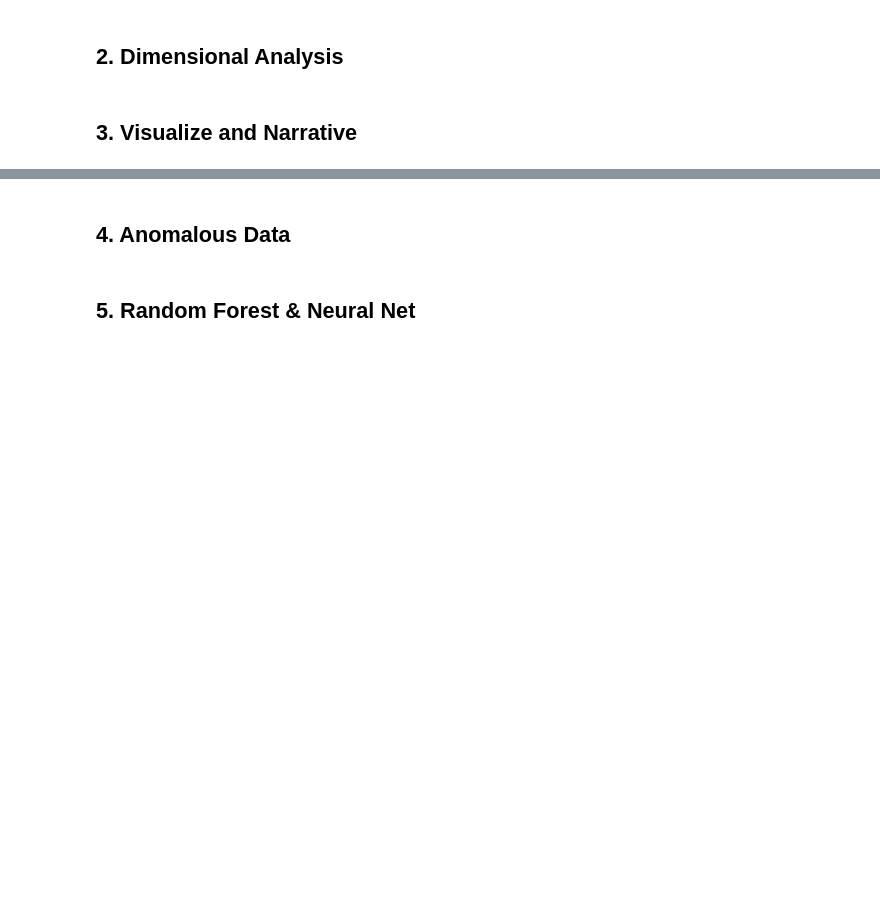
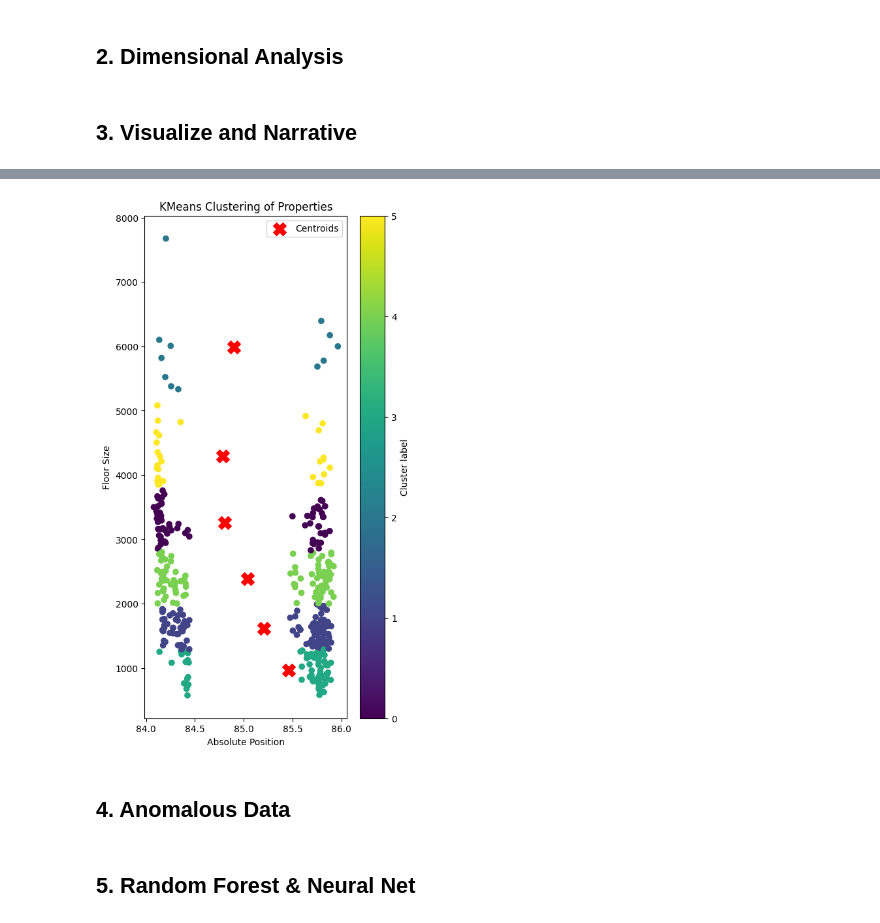
Before and after one commit to 44-566-Machine-Learning-S24/ml-s24-project-CamSund02, a Jupyter notebook: Project Pivot/Project Milestone 3.ipynb, the cells around one changed output, grey strips where cells are left out. Drawn from its saved outputs; the diff is of its cells as text; code cells hidden in the pictures; blank space fills up the shorter version.

```diff
--- a/Project Pivot/Project Milestone 3.ipynb
+++ b/Project Pivot/Project Milestone 3.ipynb
@@ -147,3 +225,58 @@ print("F1", f1_score(y_test, y_test_predict, average='weighted'))
+# %%
+import pandas as pd
+import matplotlib.pyplot as plt
+from sklearn.cluster import KMeans
+
+# Assuming you have a DataFrame `DF` with columns: 'longitude', 'latitude', 'floorSize', and 'price'
+# Calculate the AbsolutePosition column
+DF['AbsolutePosition'] = (DF['longitude'] + 180) + (DF['latitude'] + 90) / 360
+
+# Create a new DataFrame with the desired columns
+df = pd.DataFrame({
+    'absolute': DF['AbsolutePosition'],
+    'floorSize': DF['floorSize'],
+    'price': DF['price']
+})
+
+# Extract the features (X) from the DataFrame
+X = df[['absolute', 'floorSize']]
+
+# Common parameters for KMeans clustering
+common_params = {
+    'n_init': 'auto',  # Number of initializations for KMeans
+    'random_state': 10  # Seed for reproducibility
+}
+
+# Choose the number of clusters (e.g., 3) - Adjust based on your data and objectives
+n_clusters = 6
+
+# Check if number of samples is >= n_clusters
+n_samples = X.shape[0]
+if n_samples < n_clusters:
+    raise ValueError(f"Number of data samples ({n_samples}) should be >= n_clusters ({n_clusters})")
+
+# Apply KMeans clustering
+kmeans = KMeans(n_clusters=n_clusters, **common_params)
+y_pred = kmeans.fit_predict(X)
+
+# Plotting the clusters
+plt.figure(figsize=(5, 10))
+
+# Scatter plot of the clusters using 'absolute' and 'floorSize' features for x and y axes
+plt.scatter(X['absolute'], X['floorSize'], c=y_pred, cmap='viridis')
+plt.colorbar(label='Cluster label')
+plt.xlabel('Absolute Position')
+plt.ylabel('Floor Size')
+plt.title('KMeans Clustering of Properties')
+
+# Optional: Add cluster centroids to the plot
+centroids = kmeans.cluster_centers_
+plt.scatter(centroids[:, 0], centroids[:, 1], s=200, c='red', marker='X', label='Centroids')
+
+plt.legend()
+plt.show()
+# %% [output]
+[figure, added]
 # %% [markdown]
 ## 4. Anomalous Data
 # %% [markdown]
```
Also changed, not shown: parts of 7 cells of this notebook.
